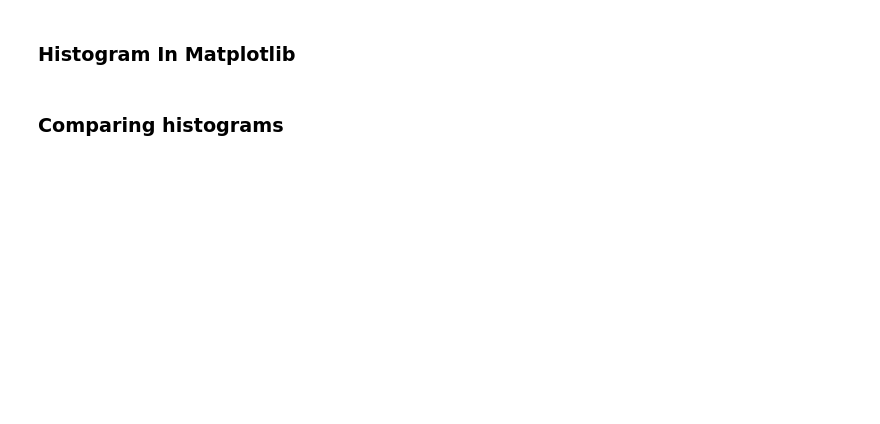
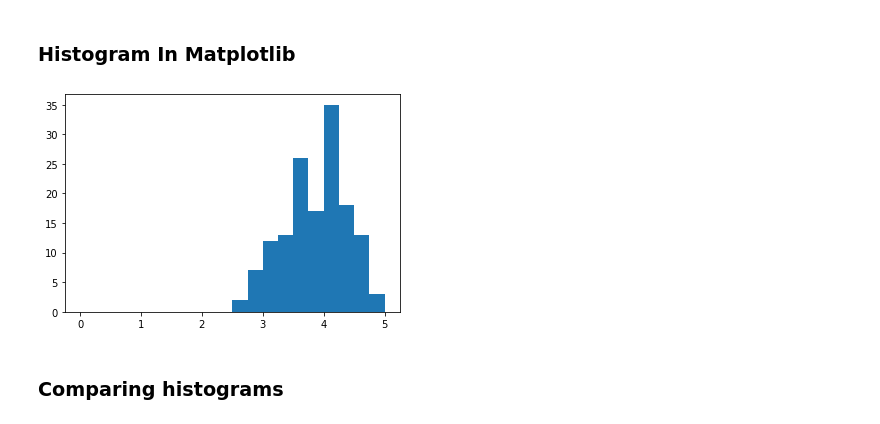
Before and after one commit to kbreberc/analitika-podatkov, a Jupyter notebook: Del_05_Prikazovanje_podatkov_osnovno/05_Prikazovanje_podatkov_osnovno_CLEAN.ipynb, the cells around one changed output. Drawn from its saved outputs; the diff is of its cells as text; code cells hidden in the pictures; blank space fills up the shorter version.

```diff
--- a/Del_05_Prikazovanje_podatkov_osnovno/05_Prikazovanje_podatkov_osnovno_CLEAN.ipynb
+++ b/Del_05_Prikazovanje_podatkov_osnovno/05_Prikazovanje_podatkov_osnovno_CLEAN.ipynb
@@ -457,6 +500,12 @@ plt.show()
 <p><img alt="Binning Introduction" src="images/histogram_binning.png"></p>
 # %% [markdown]
 ### Histogram In Matplotlib
+# %%
+fig, ax = plt.subplots()
+ax.hist(norm_reviews['Fandango_Ratingvalue'], bins=20, range=(0,5))
+plt.show()
+# %% [output]
+[figure, added]
 # %% [markdown]
 ### Comparing histograms
 # %%
```
Also changed, not shown: parts of 13 cells of this notebook, 35 other files.
